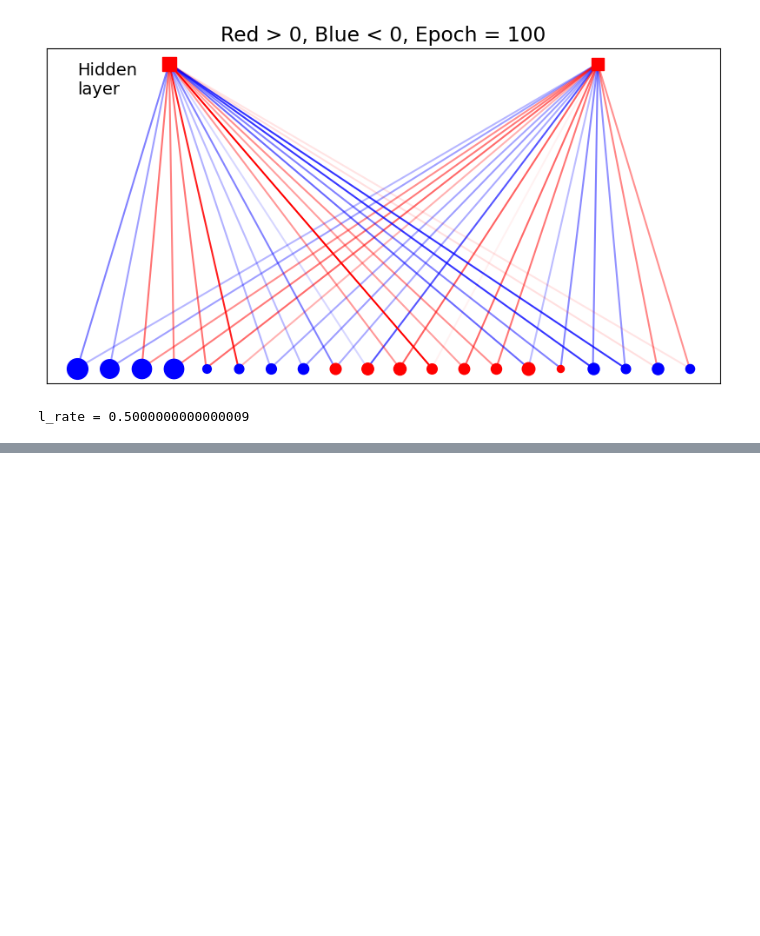
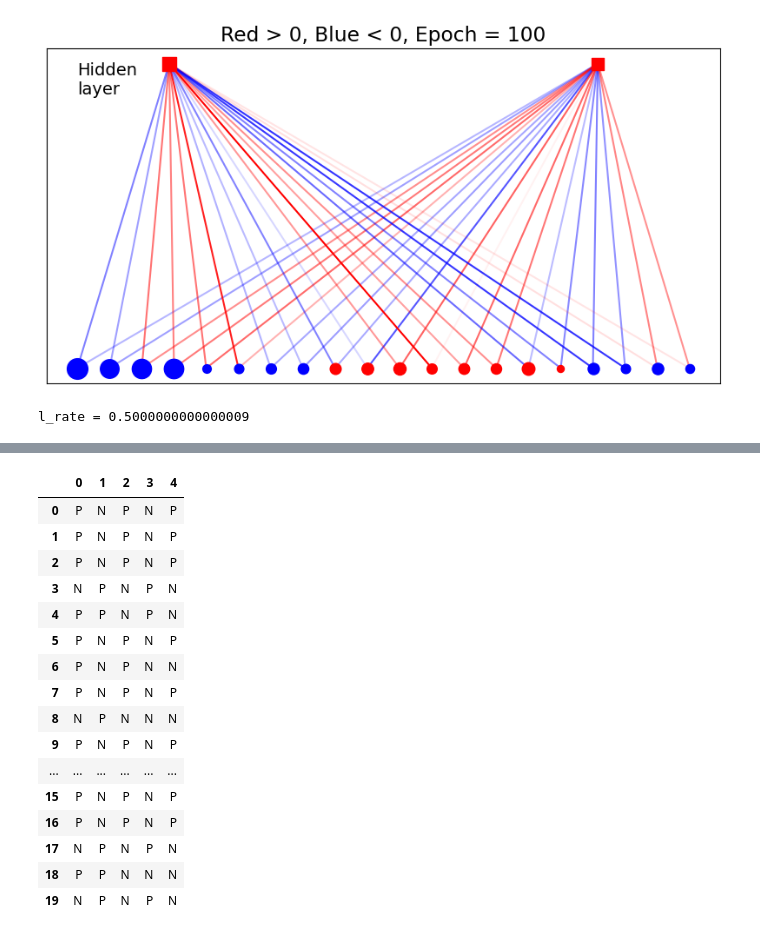
Before and after one commit to davbac/LCP-modB, a Jupyter notebook: greengoblin.ipynb, the cells around one changed output, grey strips where cells are left out. Saved outputs shown, nothing was run; the diff lists cells and outputs as text; code cells hidden in the pictures; blank space fills up the shorter version.

Commit message:
More cosmetic edits and N/P table

```diff
--- a/greengoblin.ipynb
+++ b/greengoblin.ipynb
@@ -131,7 +133,7 @@ def plotgraph_vert(epoch=0):
     plt.show()
 # %%
 # put phase = 1 if in positive CD phase, if in negative --> phase != 1
-def activate(in_layer, weights, bias, phase, info=False):
+def activate(in_layer, weights, bias, gap, phase, info=False):
     act = bias + np.dot(in_layer, weights)
 
     # prepare a list of -1s or 0s (depending on SPINS = T/F)
@@ -141,7 +143,7 @@ def activate(in_layer, weights, bias, phase, info=False):
         # here we don’t want one-hot blocks in the output
         p = npr.random_sample((len(act), ))
         # like below but simpler (no cdf, only two levels)
-        prob = 1 / (1 + np.exp(-GAP * act))
+        prob = 1 / (1 + np.exp(-gap * act))
         out_layer[p < prob] = 1
     else:
         # how many random samples do we need? len(in_layer) // block
@@ -149,7 +151,8 @@ def activate(in_layer, weights, bias, phase, info=False):
         p = npr.random_sample((num_gen, ))
         for i in range(num_gen):
             # cumulated boltzmann weights
-            prob = np.cumsum(np.exp(act[(i * BLSIZE):((i + 1) * BLSIZE)]))
+            block = act[(i * BLSIZE):((i + 1) * BLSIZE)]
+            prob = np.cumsum(np.exp(gap * block))
             # normalization (so the tail of cdf is 1)
             prob /= prob[-1]
             # put out_layer = 1 in the previous index to the one where
@@ -215,17 +218,17 @@ for epoch in range(nepochs):
             vh_data, vh_model = np.zeros((L, M)), np.zeros((L, M))
 
         # positive CD phase: generate h
-        h = activate(v[k], w, b, phase=1)
+        h = activate(v[k], w, b, gap=GAP, phase=1)
         # negative CD phase: generate fantasy vf
-        vf = activate(h, w.T, a, phase=0)
+        vf = activate(h, w.T, a, gap=1, phase=0)
 
         # additional divergent steps
         for i in range(div_steps - 1):
-            hf = activate(vf, w, b, phase=1)
-            vf = activate(hf, w.T, a, phase=0)
+            hf = activate(vf, w, b, gap=GAP, phase=1)
+            vf = activate(hf, w.T, a, gap=1, phase=0)
 
         # one more positive CD phase: fantasy hf from fantasy vf
-        hf = activate(vf, w, b, phase=1)
+        hf = activate(vf, w, b, gap=GAP, phase=1)
 
         # update quantities
         v_data += v[k]
@@ -288,3 +291,60 @@ l_rate = 0.6250000000000006
 l_rate = 0.555555555555556
 [figure]
 l_rate = 0.5000000000000009
+# %%
+ampl = 40
+
+# original, non-reshuffled data is in v0
+v1 = np.zeros_like(v0)
+for k in range(N):
+    # positive CD phase: generate h
+    h = activate(v0[k], w, b, ampl * GAP, phase=1)
+    # negative CD phase: generating fantasy vf with low T = large GAP
+    v1[k] = activate(h, w.T, a, ampl * GAP, phase=0)
+
+# difference between model and data
+diff = (v1 - v0) / 2
+# save files with data
+str0 = fname + '_M' + str(M) + '-mini' + str(mb_size)
+np.savetxt(str0 + '.fantasy', (v1 + 1) / 2, fmt='%d', delimiter=' ')
+np.savetxt(str0 + '.diff', diff, fmt='%d', delimiter=' ')
+
+# cut full dataset to first nrows rows
+nrows = 20
+data = np.copy(v0[:nrows])
+pred = np.copy(((v1[:nrows] - VMIN) / (1 - VMIN)).astype(int))
+
+# convert one-hot encoding to polar/non-polar flags
+one_per_block = range(0, v0.shape[1], BLSIZE)
+for i in one_per_block:
+    data[:, i] = np.argmax(data[:, i:(i + BLSIZE)], axis=1)
+    pred[:, i] = np.argmax(pred[:, i:(i + BLSIZE)], axis=1)
+data = pd.DataFrame(data[:, one_per_block])
+pred = pd.DataFrame(pred[:, one_per_block])
+thresh = BLSIZE // 2
+data[data < thresh] = 0
+data[data >= thresh] = 'P'
+pred[pred < thresh] = 0
+pred[pred >= thresh] = 'P'
+data[data == 0] = 'N'
+pred[pred == 0] = 'N'
+
+# stylistic manipulations
+data = data.style.set_table_attributes("style='display:inline'")
+pred = pred.style.set_table_attributes("style='display:inline'")
+
+def is_polar(cell_value):
+    color0 = 'background-color: gray; color: white'
+    color1 = 'background-color: gold; color: black'
+    if cell_value == 'P':
+        return color1
+    return color0
+data.applymap(is_polar)
+pred.applymap(is_polar)
+
+sty = [dict(selector='caption', props=[('font-size', '150%')])]
+data.set_caption('Data').set_table_styles(sty)
+pred.set_caption('Model').set_table_styles(sty)
+
+display_html(data._repr_html_() + pred._repr_html_(), raw=True)
+# %% [output]
@@ -290,0 +352,17 @@ l_rate = 0.5000000000000009
+|  | 0 | 1 | 2 | 3 | 4 |
+| 0 | P | N | P | N | P |
+| 1 | P | N | P | N | P |
+| 2 | P | N | P | N | P |
+| 3 | N | P | N | P | N |
+| 4 | P | P | N | P | N |
+| 5 | P | N | P | N | P |
+| 6 | P | N | P | N | N |
+| 7 | P | N | P | N | P |
+| 8 | N | P | N | N | N |
+| 9 | P | N | P | N | P |
+| ... | ... | ... | ... | ... | ... |
+| 15 | P | N | P | N | P |
+| 16 | P | N | P | N | P |
+| 17 | N | P | N | P | N |
+| 18 | P | P | N | N | N |
+| 19 | N | P | N | P | N |
```
Also changed, not shown: parts of 2 cells of this notebook.
